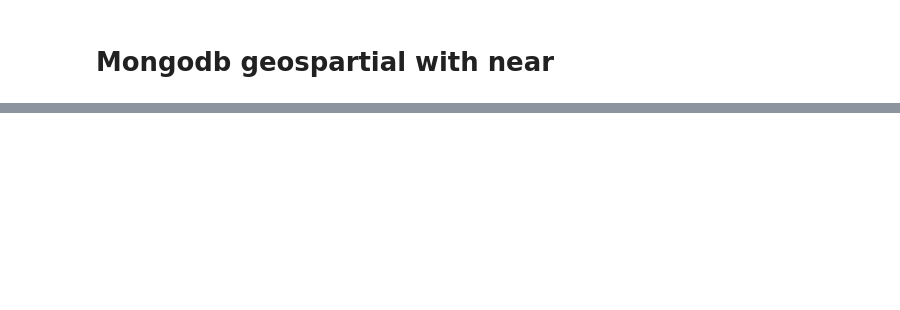
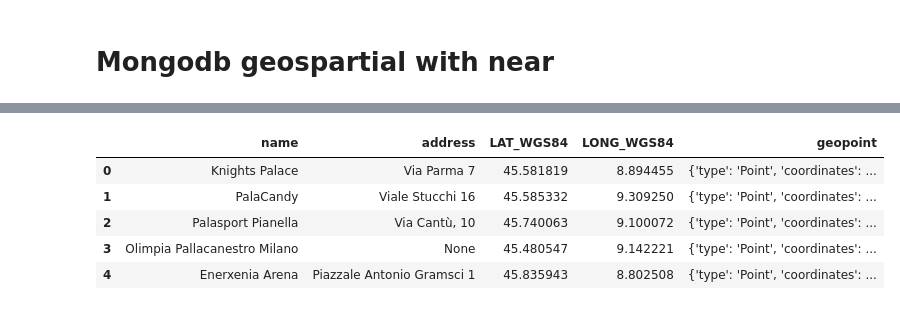
Before and after one commit to must4in3/3-geospartial-data-project, a Jupyter notebook: Results, GeoQueries and Data Visualization.ipynb, the cells around one changed output, grey strips where cells are left out. Drawn from its saved outputs; the diff is of its cells as text; code cells hidden in the pictures; blank space fills up the shorter version.

```diff
--- a/Results, GeoQueries and Data Visualization.ipynb
+++ b/Results, GeoQueries and Data Visualization.ipynb
@@ -33,0 +41,14 @@ db = client.get_database()
+# %%
+query = {"name":{"$ne": None}}
+projection = {"_id":0}
+cur = db.clean_db_basketballs.find(query,projection)
+data = list(cur)
+basketball = pd.DataFrame(data)
+basketball.head(5)
+# %% [output]
+|  | name | address | LAT_WGS84 | LONG_WGS84 | geopoint |
+| 0 | Knights Palace | Via Parma 7 | 45.581819 | 8.894455 | {'type': 'Point', 'coordinates': ... |
+| 1 | PalaCandy | Viale Stucchi 16 | 45.585332 | 9.309250 | {'type': 'Point', 'coordinates': ... |
+| 2 | Palasport Pianella | Via Cantù, 10 | 45.740063 | 9.100072 | {'type': 'Point', 'coordinates': ... |
+| 3 | Olimpia Pallacanestro Milano | None | 45.480547 | 9.142221 | {'type': 'Point', 'coordinates': ... |
+| 4 | Enerxenia Arena | Piazzale Antonio Gramsci 1 | 45.835943 | 8.802508 | {'type': 'Point', 'coordinates': ... |
```
Also changed, not shown: parts of 16 cells of this notebook, 2 other files.
